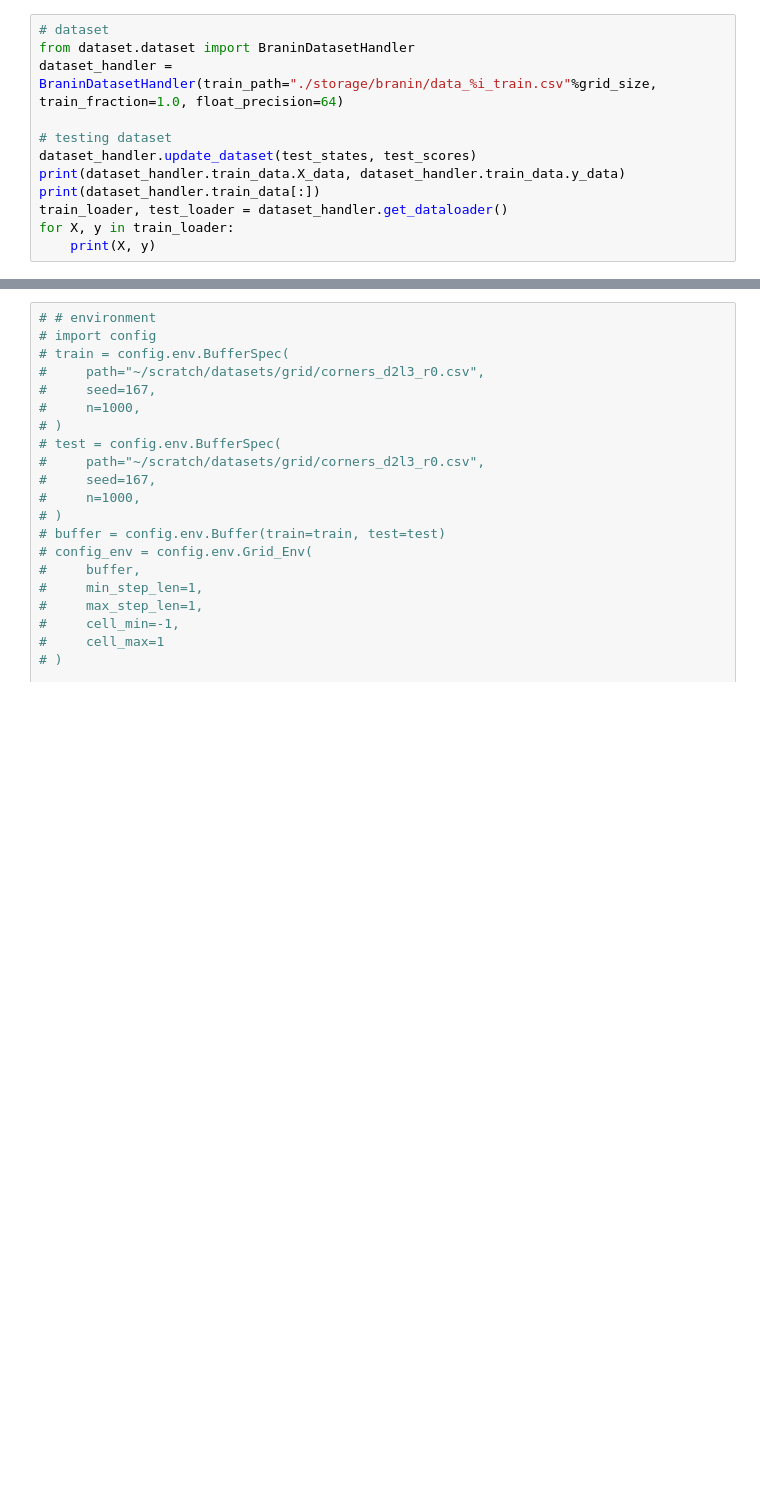
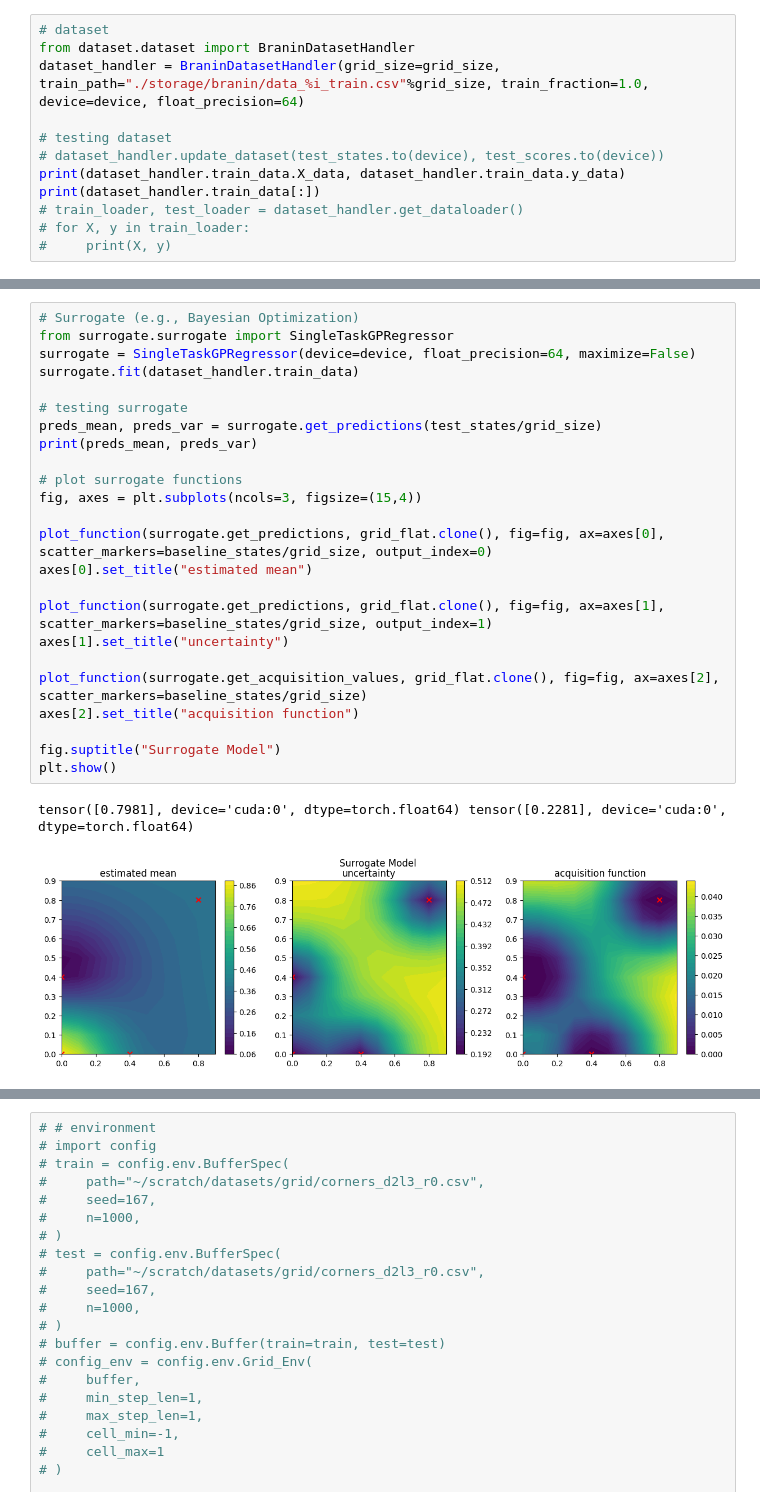
Before and after one commit to alexhernandezgarcia/activelearning, a Jupyter notebook: my_package/activelearning.ipynb, the cells around one changed output, grey strips where cells are left out. Drawn from its saved outputs; the diff is of its cells as text; blank space fills up the shorter version.

```diff
--- a/my_package/activelearning.ipynb
+++ b/my_package/activelearning.ipynb
@@ -44,13 +131,13 @@ def plot_function(fn, space, fig=None, ax=None, scatter_markers=None, output_ind
 # %%
 # dataset
 from dataset.dataset import BraninDatasetHandler
-dataset_handler = BraninDatasetHandler(train_path="./storage/branin/data_%i_train.csv"%grid_size, train_fraction=1.0, float_precision=64)
+dataset_handler = BraninDatasetHandler(grid_size=grid_size, train_path="./storage/branin/data_%i_train.csv"%grid_size, train_fraction=1.0, device=device, float_precision=64)
 
 # testing dataset
-dataset_handler.update_dataset(test_states, test_scores)
+# dataset_handler.update_dataset(test_states.to(device), test_scores.to(device))
 print(dataset_handler.train_data.X_data, dataset_handler.train_data.y_data)
 print(dataset_handler.train_data[:])
-train_loader, test_loader = dataset_handler.get_dataloader()
-for X, y in train_loader:
-    print(X, y)
+# train_loader, test_loader = dataset_handler.get_dataloader()
+# for X, y in train_loader:
+#     print(X, y)
 # %% [output]
@@ -122,0 +169,27 @@ tensor([ -35.8619, -185.1583, -282.1307, -167.8297], device='cuda:0',
+# %%
+# Surrogate (e.g., Bayesian Optimization)
+from surrogate.surrogate import SingleTaskGPRegressor
+surrogate = SingleTaskGPRegressor(device=device, float_precision=64, maximize=False)
+surrogate.fit(dataset_handler.train_data)
+
+# testing surrogate
+preds_mean, preds_var = surrogate.get_predictions(test_states/grid_size)
+print(preds_mean, preds_var)
+
+# plot surrogate functions
+fig, axes = plt.subplots(ncols=3, figsize=(15,4))
+
+plot_function(surrogate.get_predictions, grid_flat.clone(), fig=fig, ax=axes[0], scatter_markers=baseline_states/grid_size, output_index=0)
+axes[0].set_title("estimated mean")
+
+plot_function(surrogate.get_predictions, grid_flat.clone(), fig=fig, ax=axes[1], scatter_markers=baseline_states/grid_size, output_index=1)
+axes[1].set_title("uncertainty")
+
+plot_function(surrogate.get_acquisition_values, grid_flat.clone(), fig=fig, ax=axes[2], scatter_markers=baseline_states/grid_size)
+axes[2].set_title("acquisition function")
+
+fig.suptitle("Surrogate Model")
+plt.show()
+# %% [output]
+tensor([0.7981], device='cuda:0', dtype=torch.float64) tensor([0.2281], device='cuda:0', dtype=torch.float64)
+[figure, added]
```
Also changed, not shown: parts of 22 cells of this notebook, 6 other files.
